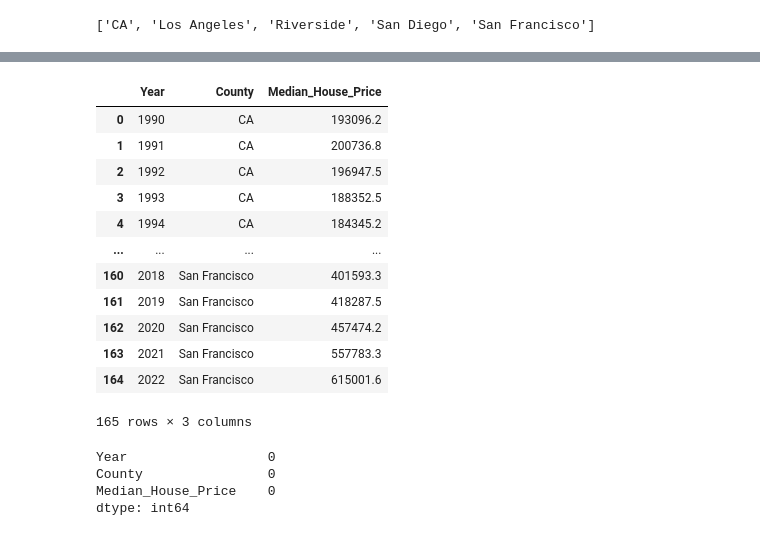
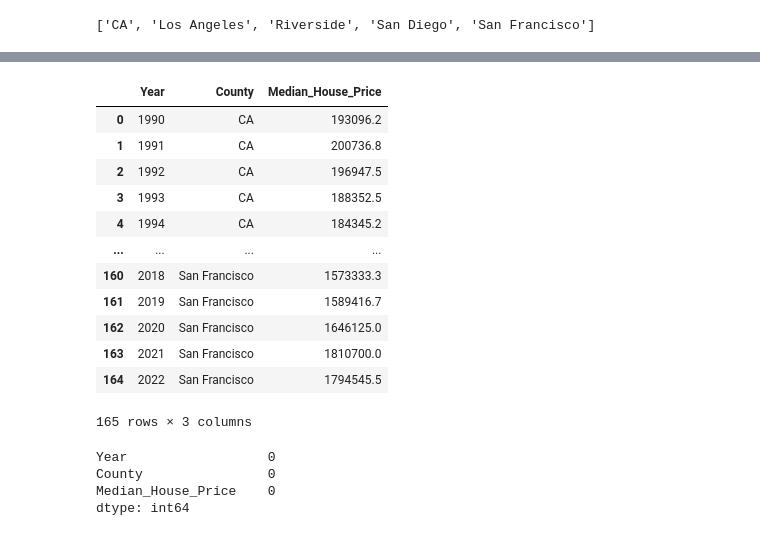
Before and after one commit to dpTuttle/final_project, a Jupyter notebook: Segment_2_Deliverables/Data_Load/Code/DataLoad_Median_House_and CPI_IH.ipynb, the cells around one changed output, grey strips where cells are left out. Saved outputs shown, nothing was run; the diff lists cells and outputs as text; code cells hidden in the pictures.

```diff
--- a/Segment_2_Deliverables/Data_Load/Code/DataLoad_Median_House_and CPI_IH.ipynb
+++ b/Segment_2_Deliverables/Data_Load/Code/DataLoad_Median_House_and CPI_IH.ipynb
@@ -244,14 +244,14 @@ clean_median_house_df = clean_median_house_df.astype({'Year':'string'})
 clean_median_house_df['CA'] = clean_median_house_df['CA'].str.replace('$', '')
 clean_median_house_df['Los Angeles'] = clean_median_house_df['Los Angeles'].str.replace('$', '')
 clean_median_house_df['Riverside'] = clean_median_house_df['Riverside'].str.replace('$', '')
-clean_median_house_df['San Diego'] = clean_median_house_df['Riverside'].str.replace('$', '')
-clean_median_house_df['San Francisco'] = clean_median_house_df['Riverside'].str.replace('$', '')
+clean_median_house_df['San Diego'] = clean_median_house_df['San Diego'].str.replace('$', '')
+clean_median_house_df['San Francisco'] = clean_median_house_df['San Francisco'].str.replace('$', '')
 
 clean_median_house_df['CA'] = clean_median_house_df['CA'].str.replace(',', '')
 clean_median_house_df['Los Angeles'] = clean_median_house_df['Los Angeles'].str.replace(',', '')
 clean_median_house_df['Riverside'] = clean_median_house_df['Riverside'].str.replace(',', '')
-clean_median_house_df['San Diego'] = clean_median_house_df['Riverside'].str.replace(',', '')
-clean_median_house_df['San Francisco'] = clean_median_house_df['Riverside'].str.replace(',', '')
+clean_median_house_df['San Diego'] = clean_median_house_df['San Diego'].str.replace(',', '')
+clean_median_house_df['San Francisco'] = clean_median_house_df['San Francisco'].str.replace(',', '')
 
 clean_median_house_df
 # %% [output]
@@ -273,7 +273,6 @@ clean_median_house_df
 clean_median_house_df = clean_median_house_df.astype({'CA':'int'})
 clean_median_house_df = clean_median_house_df.astype({'Los Angeles':'int'})
 clean_median_house_df = clean_median_house_df.astype({'Riverside':'int'})
-clean_median_house_df = clean_median_house_df.astype({'Riverside':'int'})
 clean_median_house_df = clean_median_house_df.astype({'San Diego':'int'})
 clean_median_house_df = clean_median_house_df.astype({'San Francisco':'int'})
 clean_median_house_df = clean_median_house_df.astype({'Month':'string'})
@@ -324,7 +323,7 @@ avg_clean_median_house_df
 # %%
 # Convert Year from index to column
-clean_avg_clean_median_house_df = avg_clean_median_house_df.reset_index()
-clean_avg_clean_median_house_df = clean_avg_clean_median_house_df.rename(columns={'index':'Year'})
-clean_avg_clean_median_house_df.head()
+final_avg_clean_median_house_df = avg_clean_median_house_df.reset_index()
+final_avg_clean_median_house_df = final_avg_clean_median_house_df.rename(columns={'index':'Year'})
+final_avg_clean_median_house_df.head()
 # %% [output]
 |  | Year | CA | Los Angeles | Riverside | San Diego | San Francisco |
@@ -336,6 +335,6 @@ clean_avg_clean_median_house_df.head()
 # %%
 # Transpose the data points into a vertical table
-clean_avg_clean_median_house_df = clean_avg_clean_median_house_df.melt(id_vars = ['Year'], value_vars = median_house_column_adjusted_list)
-clean_avg_clean_median_house_df
+final2_avg_clean_median_house_df = final_avg_clean_median_house_df.melt(id_vars = ['Year'], value_vars = median_house_column_adjusted_list)
+final2_avg_clean_median_house_df.tail(35)
 # %% [output]
 |  | Year | variable | value |
@@ -354,21 +357,21 @@ clean_avg_clean_median_house_df
 # %%
 # Rename Column Names
 median_house_column_new_list = ['Year','County','Median_House_Price']
-clean_avg_clean_median_house_df.columns = median_house_column_new_list
-clean_avg_clean_median_house_df
+final2_avg_clean_median_house_df.columns = median_house_column_new_list
+final2_avg_clean_median_house_df
 # %% [output]
 |  | Year | County | Median_House_Price |
 | 0 | 1990 | CA | 193096.2 |
 | 1 | 1991 | CA | 200736.8 |
 | 2 | 1992 | CA | 196947.5 |
 | 3 | 1993 | CA | 188352.5 |
 | 4 | 1994 | CA | 184345.2 |
 | ... | ... | ... | ... |
-| 160 | 2018 | San Francisco | 401593.3 |
-| 161 | 2019 | San Francisco | 418287.5 |
-| 162 | 2020 | San Francisco | 457474.2 |
-| 163 | 2021 | San Francisco | 557783.3 |
-| 164 | 2022 | San Francisco | 615001.6 |
+| 160 | 2018 | San Francisco | 1573333.3 |
+| 161 | 2019 | San Francisco | 1589416.7 |
+| 162 | 2020 | San Francisco | 1646125.0 |
+| 163 | 2021 | San Francisco | 1810700.0 |
+| 164 | 2022 | San Francisco | 1794545.5 |
 165 rows × 3 columns
 # %%
 # See how many NaN values
```
Also changed, not shown: parts of 30 cells of this notebook, 1 other file.
